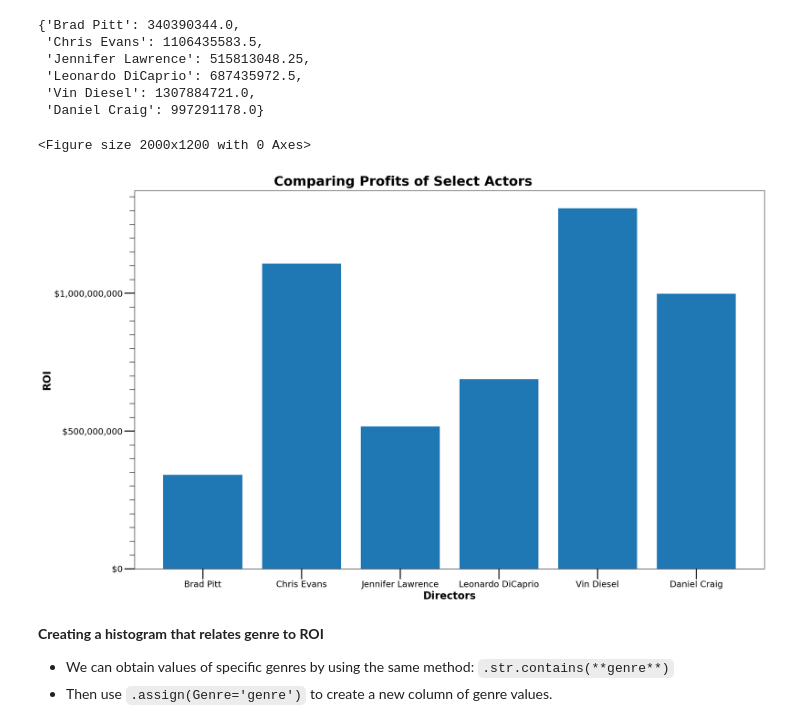
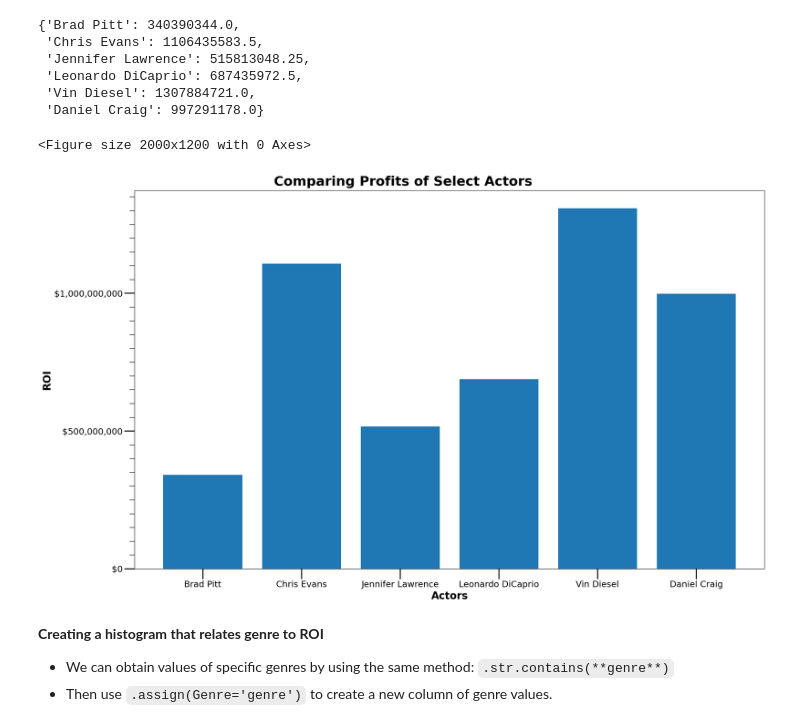
Before and after one commit to Jko0425/phase1_project, a Jupyter notebook: Final_project.ipynb, the cells around one changed output. Drawn from its saved outputs; the diff is of its cells as text; code cells hidden in the pictures.

Commit message:
Fixed bar charts

```diff
--- a/Final_project.ipynb
+++ b/Final_project.ipynb
@@ -717,27 +717,27 @@ average_profit_actors
 # %%
 fig = plt.figure(figsize=(20,12), dpi=100)
 
 fig, ax = plt.subplots(figsize=(20,12), dpi=100, facecolor='w', edgecolor='k')
 
 plt.bar(average_profit_actors.keys(), average_profit_actors.values())
 
 ax.yaxis.set_major_locator(MultipleLocator(500000000.00))
 ax.yaxis.set_minor_locator(MultipleLocator(50000000))
 ax.yaxis.set_major_formatter(StrMethodFormatter('${x:,.0f}'))
 
 ax.tick_params('both', length=20, width=2, which='major')
 ax.tick_params('both', length=10, width=1, which='minor')
 plt.xticks(fontsize=17)
 plt.yticks(fontsize=17)
 
 fig.suptitle("Comparing Profits of Select Actors", fontweight='bold', fontsize=26)
-ax.set_xlabel("Directors", fontsize=20, fontweight='bold')
+ax.set_xlabel("Actors", fontsize=20, fontweight='bold')
 ax.set_ylabel("ROI", fontsize=20, fontweight='bold')
 
 plt.tight_layout()
 # %% [output]
 <Figure size 2000x1200 with 0 Axes>
-[figure, old version]
+[figure, new version]
 # %% [markdown]
 __Creating a histogram that relates genre to ROI__
 * We can obtain values of specific genres by using the same method: `.str.contains(**genre**)`
```
Also changed, not shown: parts of 1 cell of this notebook.
